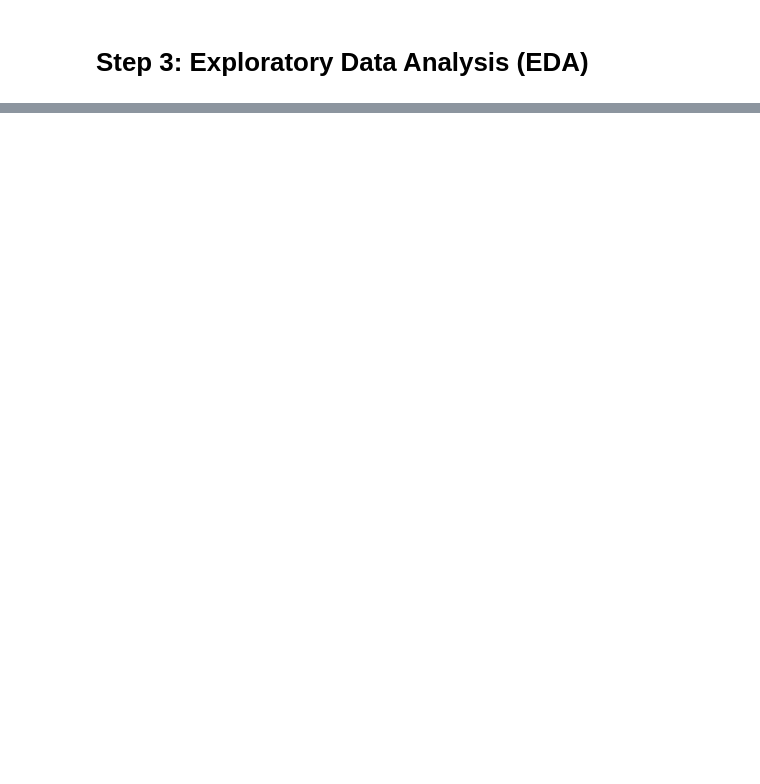
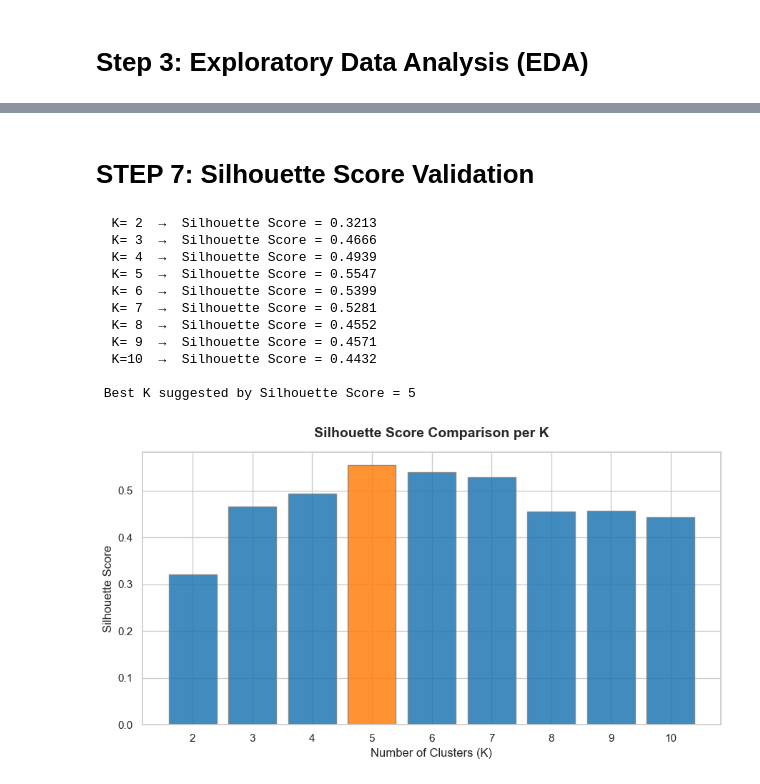
Before and after one commit to MuserahSalahi/CovalentX-Technologies-Internship-Tasks, a Jupyter notebook: Task2/CS.ipynb, the cells around one changed output, grey strips where cells are left out. Drawn from its saved outputs; the diff is of its cells as text; code cells hidden in the pictures; blank space fills up the shorter version.

```diff
--- a/Task2/CS.ipynb
+++ b/Task2/CS.ipynb
@@ -1713,0 +220,50 @@ print(f"     Score = {final_silhouette:.4f}  (Range: -1 to +1, Higher = Better)"
+# %% [markdown]
+# STEP 7: Silhouette Score Validation
+# %%
+# ─────────────────────────────────────────────
+# STEP 7: Silhouette Score Validation
+# ─────────────────────────────────────────────
+# Validating K using Silhouette Score
+
+sil_scores = []
+k_vals = list(range(2, 11))
+
+for k in k_vals:
+    km = KMeans(n_clusters=k, init="k-means++", max_iter=300,
+                n_init=10, random_state=42)
+    labels = km.fit_predict(X_scaled)
+    score = silhouette_score(X_scaled, labels)
+    sil_scores.append(score)
+    print(f"  K={k:2d}  →  Silhouette Score = {score:.4f}")
+
+best_k = np.argmax(sil_scores) + 2
+print(f"\n Best K suggested by Silhouette Score = {best_k}")
+
+
+
+#Plotting Silhouette Scores
+
+plt.figure(figsize=(9, 5))
+
+bar_colors = ["#1f77b4" if k != best_k else "#ff7f0e" for k in k_vals]
+plt.bar(k_vals, sil_scores, color=bar_colors, edgecolor="#7f7f7f", alpha=0.85)
+
+plt.title("Silhouette Score Comparison per K", fontsize=14, fontweight="bold", pad=15)
+plt.xlabel("Number of Clusters (K)", fontsize=12)
+plt.ylabel("Silhouette Score", fontsize=12)
+plt.xticks(k_vals)
+plt.tight_layout()
+plt.show()
+# %% [output]
+  K= 2  →  Silhouette Score = 0.3213
+  K= 3  →  Silhouette Score = 0.4666
+  K= 4  →  Silhouette Score = 0.4939
+  K= 5  →  Silhouette Score = 0.5547
+  K= 6  →  Silhouette Score = 0.5399
+  K= 7  →  Silhouette Score = 0.5281
+  K= 8  →  Silhouette Score = 0.4552
+  K= 9  →  Silhouette Score = 0.4571
+  K=10  →  Silhouette Score = 0.4432
+
+ Best K suggested by Silhouette Score = 5
+[figure, added]
```
Also changed, not shown: parts of 54 cells of this notebook, 2 other files.
